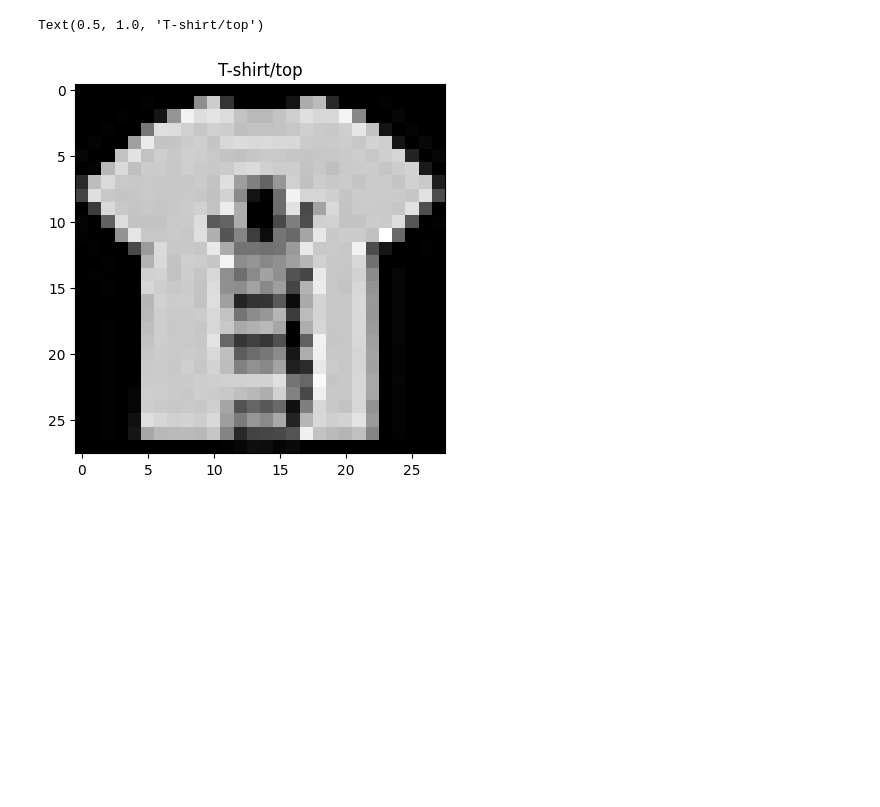
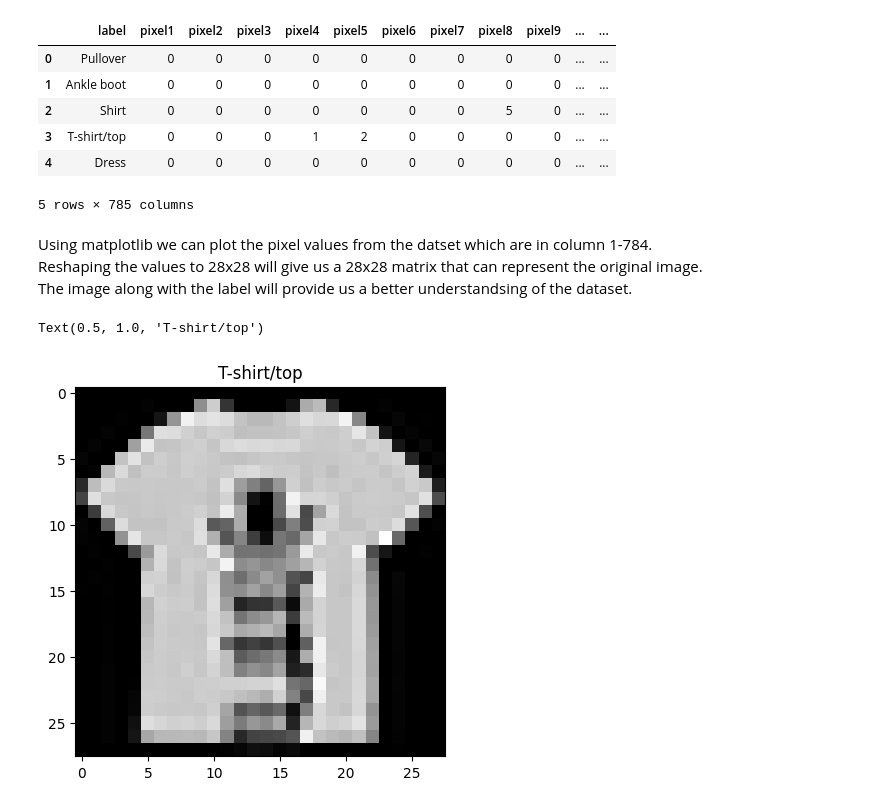
Before and after one commit to Adnan525/fashion_MNIST, a Jupyter notebook: fashion.ipynb, the cells around one changed output. Drawn from its saved outputs; the diff is of its cells as text; code cells hidden in the pictures; blank space fills up the shorter version.

```diff
--- a/fashion.ipynb
+++ b/fashion.ipynb
@@ -39,6 +79,19 @@ mapping = {
     8 : 'Bag',
     9 : 'Ankle boot'}
 # %%
-#only for testing
-temp = df_train.replace({"label" : mapping}) #changin the label
+# mapping the values
+temp = df_train.replace({"label" : mapping})
+temp.head()
+# %% [output]
+|  | label | pixel1 | pixel2 | pixel3 | pixel4 | pixel5 | pixel6 | pixel7 | pixel8 | pixel9 | ... | ... |
+| 0 | Pullover | 0 | 0 | 0 | 0 | 0 | 0 | 0 | 0 | 0 | ... | ... |
+| 1 | Ankle boot | 0 | 0 | 0 | 0 | 0 | 0 | 0 | 0 | 0 | ... | ... |
+| 2 | Shirt | 0 | 0 | 0 | 0 | 0 | 0 | 0 | 5 | 0 | ... | ... |
+| 3 | T-shirt/top | 0 | 0 | 0 | 1 | 2 | 0 | 0 | 0 | 0 | ... | ... |
+| 4 | Dress | 0 | 0 | 0 | 0 | 0 | 0 | 0 | 0 | 0 | ... | ... |
+5 rows × 785 columns
+# %% [markdown]
+Using matplotlib we can plot the pixel values from the datset which are in column 1-784.
+Reshaping the values to 28x28 will give us a 28x28 matrix that can represent the original image.
+The image along with the label will provide us a better understandsing of the dataset.
 # %%
```
Also changed, not shown: parts of 41 cells of this notebook, 1 other file.
